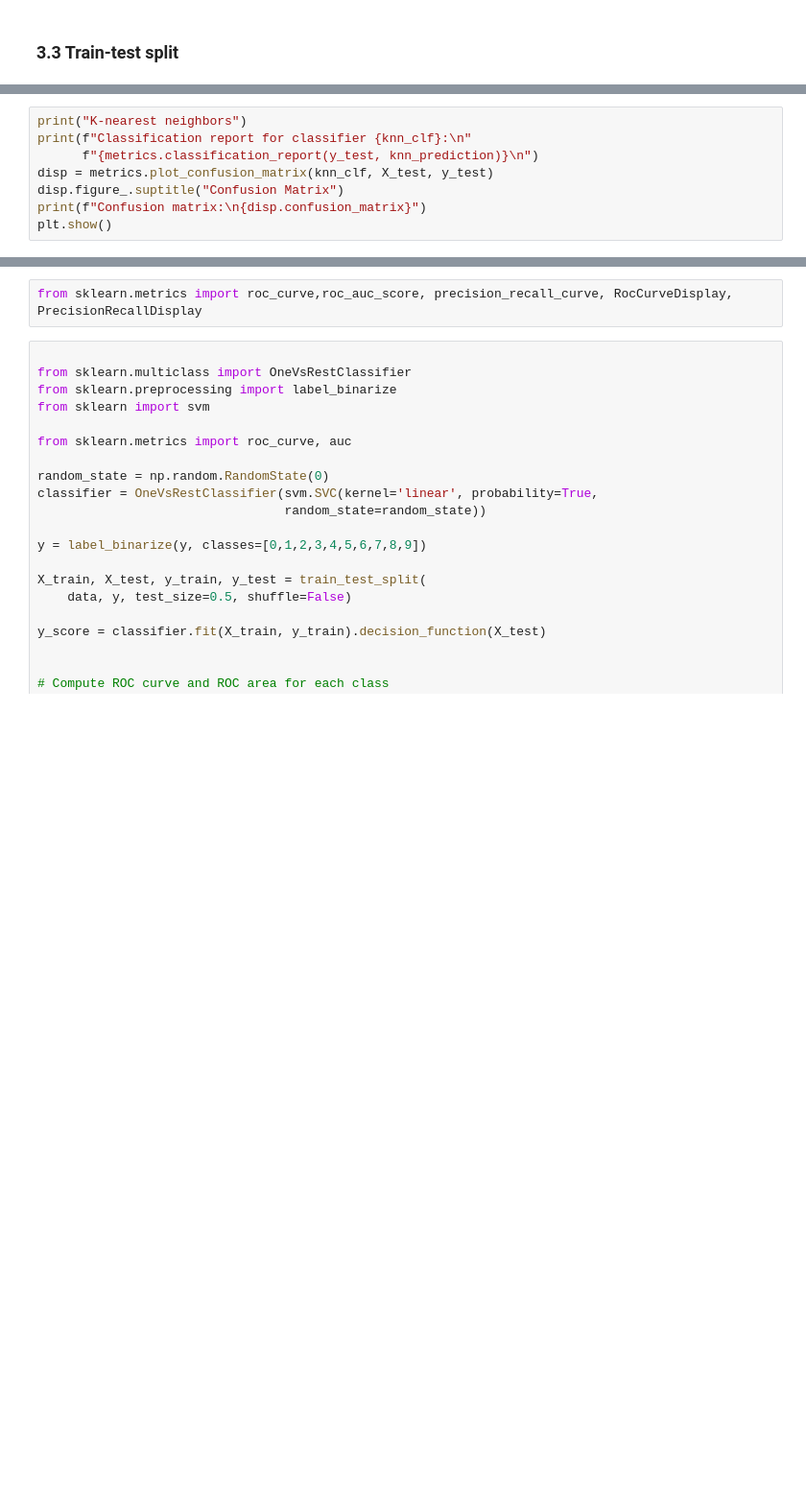
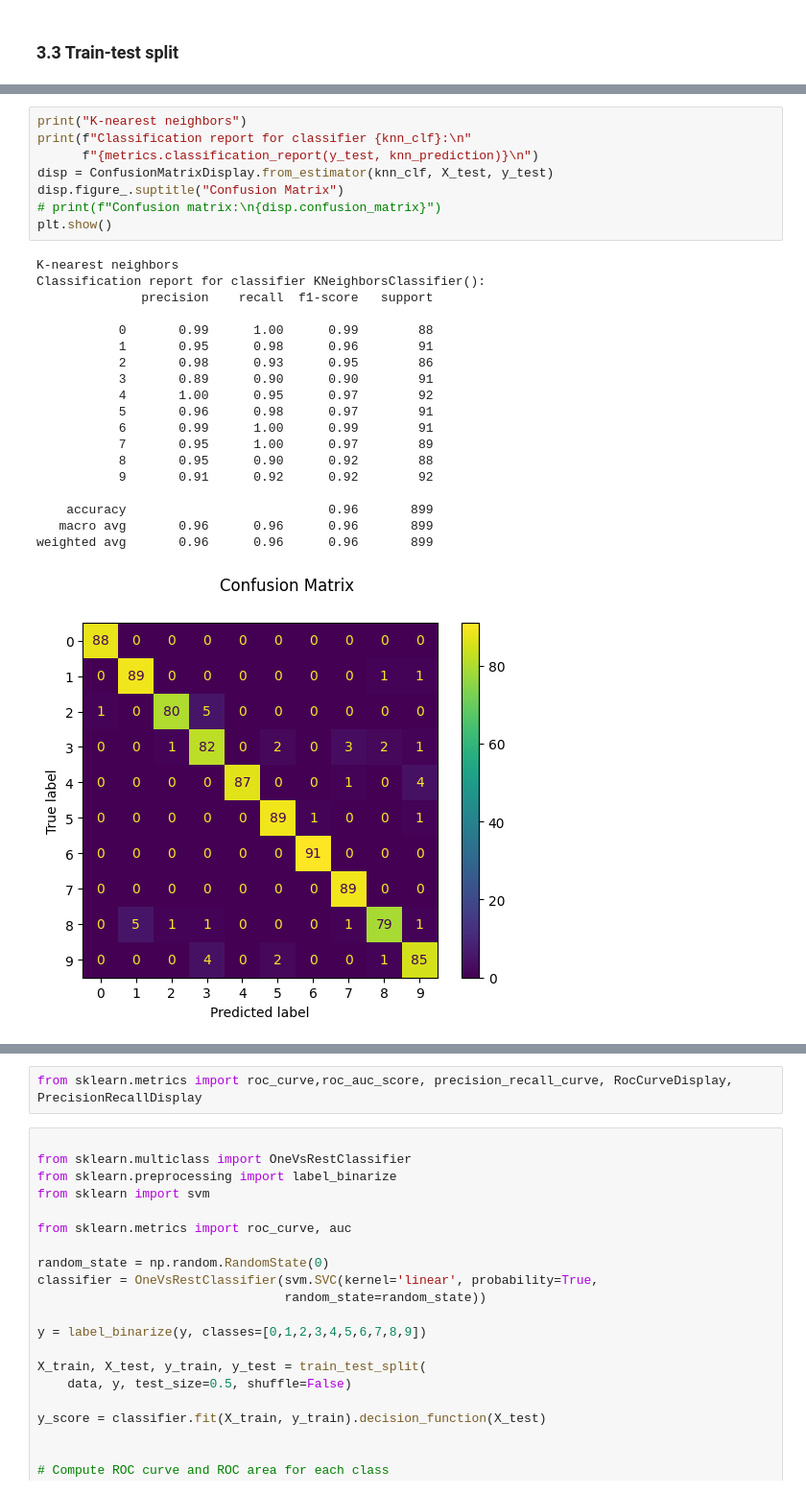
Before and after one commit to geo-smart/mlgeo, a Jupyter notebook: book/Chapter3-MachineLearning/3.4_multiclass_classification.ipynb, the cells around one changed output, grey strips where cells are left out. Shown at 96% size. Cells and saved outputs as stored; diff of their text form; blank space fills up the shorter version.

```diff
--- a/book/Chapter3-MachineLearning/3.4_multiclass_classification.ipynb
+++ b/book/Chapter3-MachineLearning/3.4_multiclass_classification.ipynb
@@ -101,11 +152,31 @@ plt.show()
 # %%
 print("K-nearest neighbors")
 print(f"Classification report for classifier {knn_clf}:\n"
       f"{metrics.classification_report(y_test, knn_prediction)}\n")
-disp = metrics.plot_confusion_matrix(knn_clf, X_test, y_test)
+disp = ConfusionMatrixDisplay.from_estimator(knn_clf, X_test, y_test)
 disp.figure_.suptitle("Confusion Matrix")
-print(f"Confusion matrix:\n{disp.confusion_matrix}")
+# print(f"Confusion matrix:\n{disp.confusion_matrix}")
 plt.show()
+# %% [output]
+K-nearest neighbors
+Classification report for classifier KNeighborsClassifier():
+              precision    recall  f1-score   support
+
+           0       0.99      1.00      0.99        88
+           1       0.95      0.98      0.96        91
+           2       0.98      0.93      0.95        86
+           3       0.89      0.90      0.90        91
+           4       1.00      0.95      0.97        92
+           5       0.96      0.98      0.97        91
+           6       0.99      1.00      0.99        91
+           7       0.95      1.00      0.97        89
+           8       0.95      0.90      0.92        88
+           9       0.91      0.92      0.92        92
+
+    accuracy                           0.96       899
+   macro avg       0.96      0.96      0.96       899
+weighted avg       0.96      0.96      0.96       899
+[figure, added]
 # %%
 print("Random Forest")
 print(f"Classification report for classifier {rf_clf}:\n"
```
Also changed, not shown: parts of 12 cells of this notebook, 4 other files.
